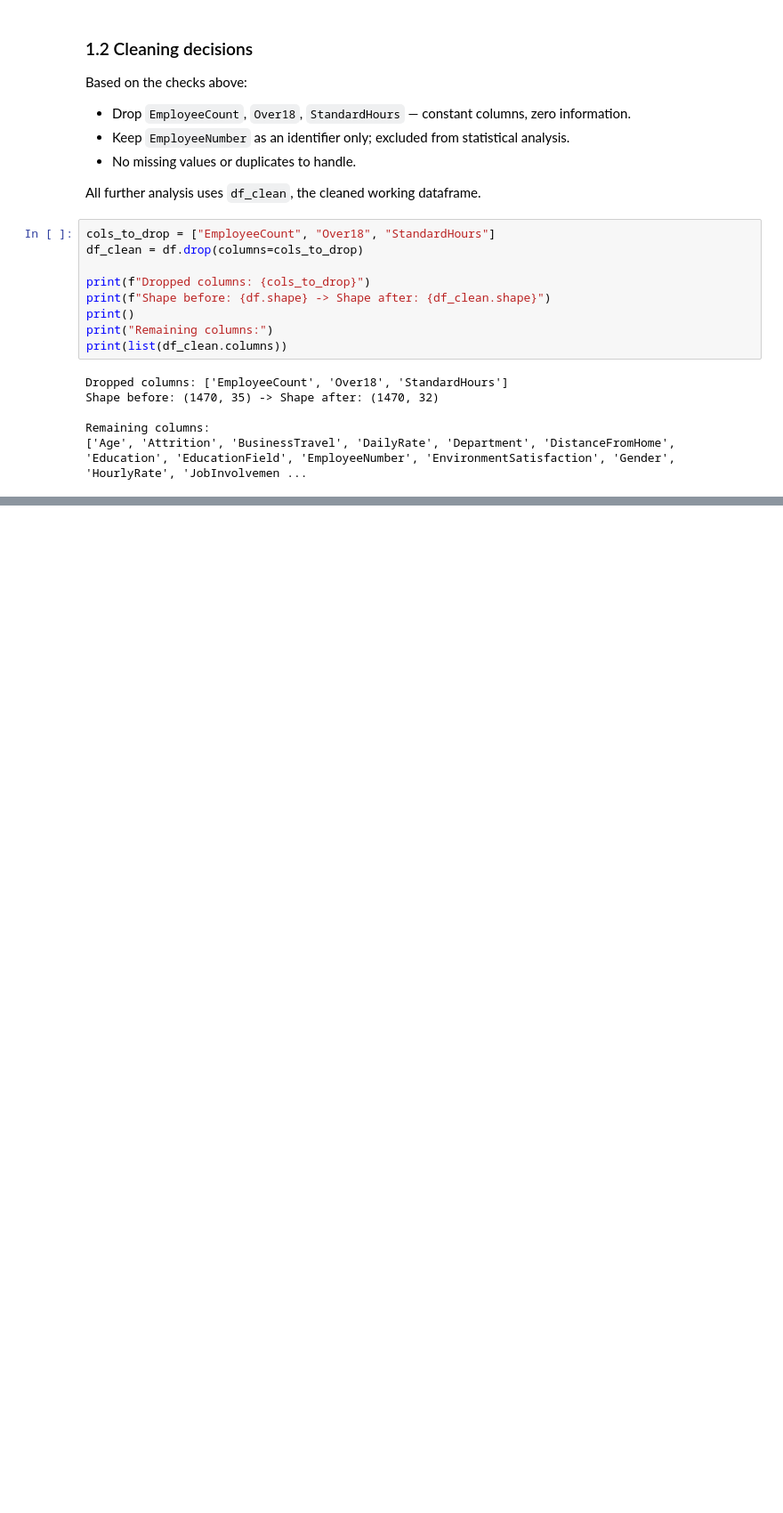
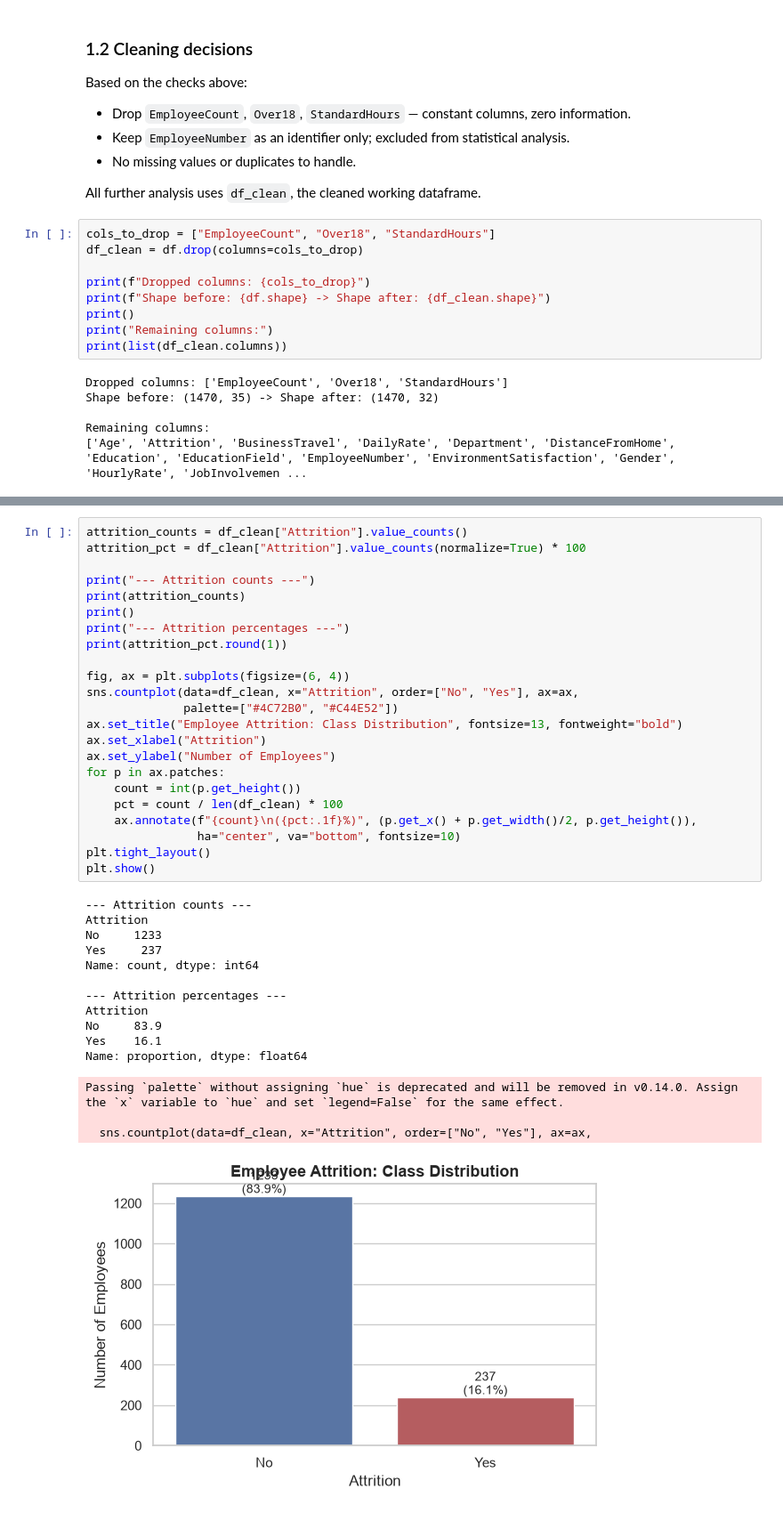
Before and after one commit to Kimberlywangari/eda-in-data-science, a Jupyter notebook: notebooks/eda.ipynb, the cells around one changed output, grey strips where cells are left out. Shown at 89% size. Drawn from its saved outputs; the diff is of its cells as text; blank space fills up the shorter version.

Commit message:
feat: univariate analysis — Attrition target distribution, numeric summary stats, Age and MonthlyIncome distributions with outlier check

```diff
--- a/notebooks/eda.ipynb
+++ b/notebooks/eda.ipynb
@@ -122,0 +133,39 @@ Remaining columns:
+# %%
+attrition_counts = df_clean["Attrition"].value_counts()
+attrition_pct = df_clean["Attrition"].value_counts(normalize=True) * 100
+
+print("--- Attrition counts ---")
+print(attrition_counts)
+print()
+print("--- Attrition percentages ---")
+print(attrition_pct.round(1))
+
+fig, ax = plt.subplots(figsize=(6, 4))
+sns.countplot(data=df_clean, x="Attrition", order=["No", "Yes"], ax=ax,
+              palette=["#4C72B0", "#C44E52"])
+ax.set_title("Employee Attrition: Class Distribution", fontsize=13, fontweight="bold")
+ax.set_xlabel("Attrition")
+ax.set_ylabel("Number of Employees")
+for p in ax.patches:
+    count = int(p.get_height())
+    pct = count / len(df_clean) * 100
+    ax.annotate(f"{count}\n({pct:.1f}%)", (p.get_x() + p.get_width()/2, p.get_height()),
+                ha="center", va="bottom", fontsize=10)
+plt.tight_layout()
+plt.show()
+# %% [output]
+--- Attrition counts ---
+Attrition
+No     1233
+Yes     237
+Name: count, dtype: int64
+
+--- Attrition percentages ---
+Attrition
+No     83.9
+Yes    16.1
+Name: proportion, dtype: float64
+Passing `palette` without assigning `hue` is deprecated and will be removed in v0.14.0. Assign the `x` variable to `hue` and set `legend=False` for the same effect.
+
+  sns.countplot(data=df_clean, x="Attrition", order=["No", "Yes"], ax=ax,
+[figure, added]
```
Also changed, not shown: parts of 8 cells of this notebook.
